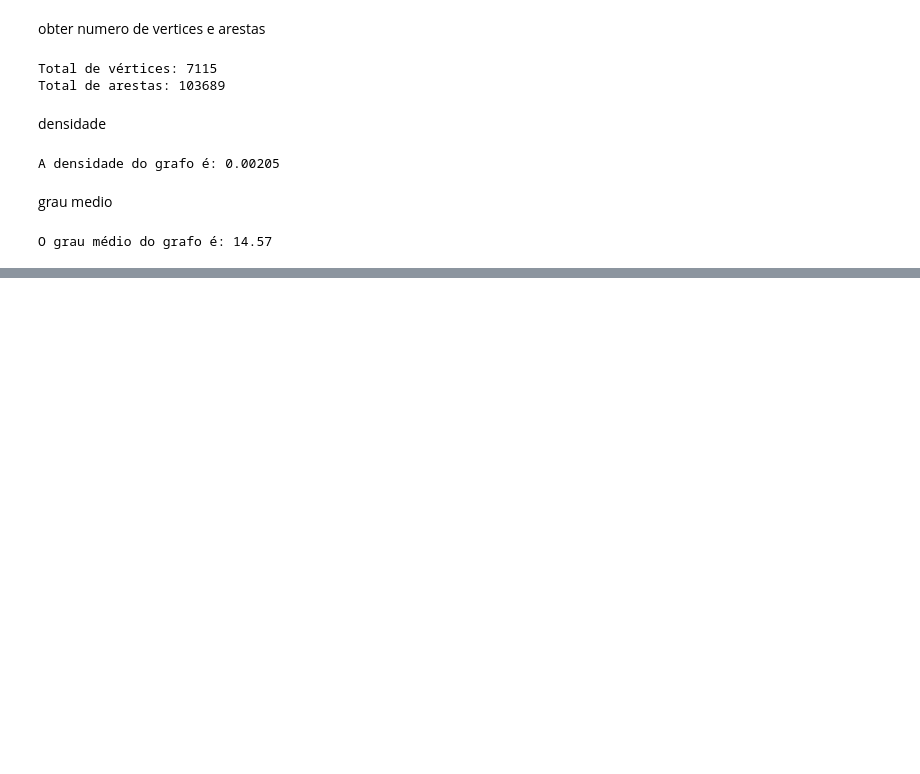
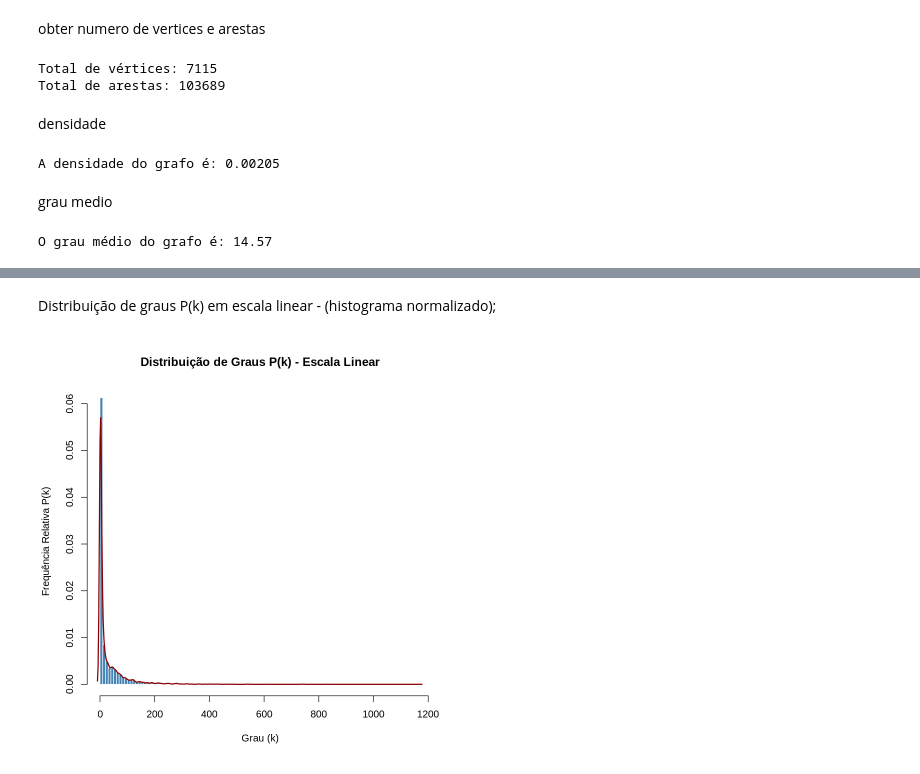
Before and after one commit to marinasantiago1718/WikipediaGraph, a Jupyter notebook: wikiVote.ipynb, the cells around one changed output, grey strips where cells are left out. Saved outputs shown, nothing was run; the diff lists cells and outputs as text; code cells hidden in the pictures; blank space fills up the shorter version.

Commit message:
Distribuição de graus P(k) em escala linear - (histograma normalizado);

```diff
--- a/wikiVote.ipynb
+++ b/wikiVote.ipynb
@@ -203,0 +225,29 @@ O grau médio do grafo é: 14.57
+# %% [markdown]
+Distribuição de graus P(k) em escala linear - (histograma normalizado);
+# %%
+
+dados <- read.table("Wiki-Vote-Clean.txt", header = FALSE, skip = 2)
+
+
+library(igraph)
+
+
+g <- graph_from_data_frame(dados, directed = TRUE)
+
+
+graus <- degree(g, mode = "all")
+
+
+hist(graus,
+     breaks = 100,
+     freq = FALSE,
+     col = "steelblue",
+     border = "white",
+     main = "Distribuição de Graus P(k) - Escala Linear",
+     xlab = "Grau (k)",
+     ylab = "Frequência Relativa P(k)")
+
+
+lines(density(graus), col = "darkred", lwd = 2)
+# %% [output]
+[figure, added]
```
Also changed, not shown: parts of 2 cells of this notebook.
